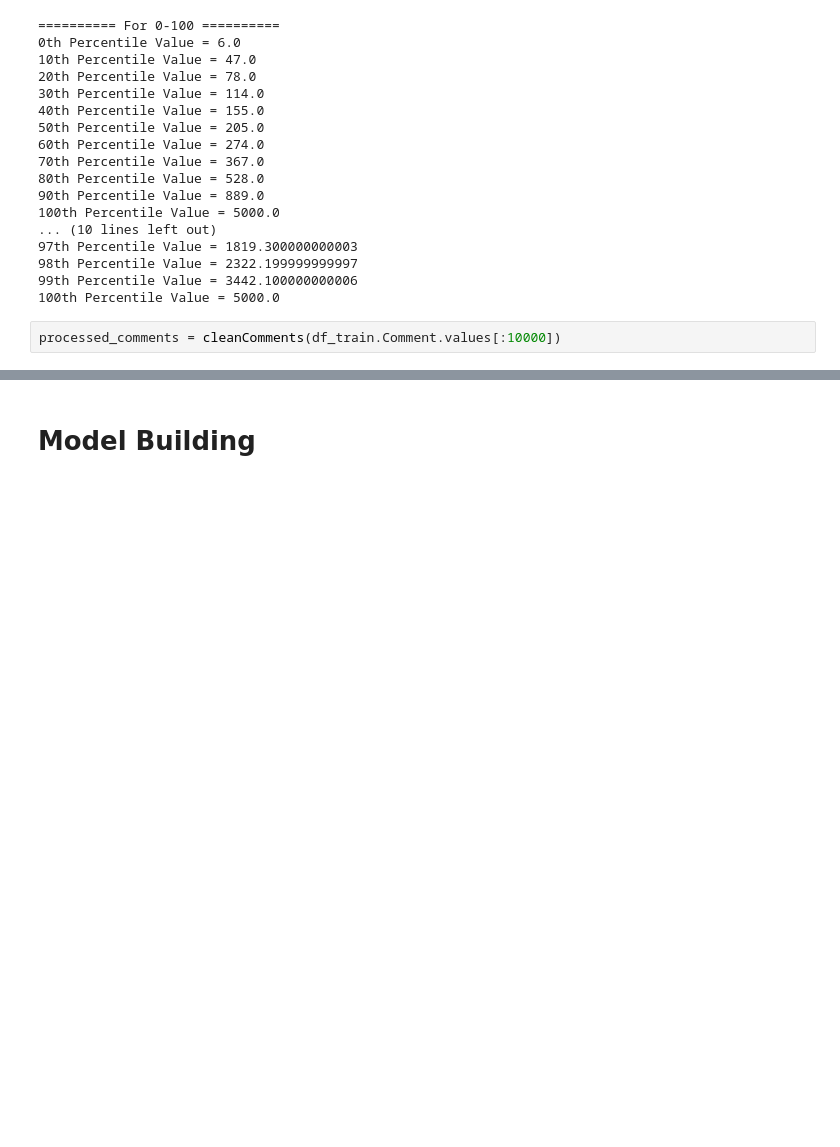
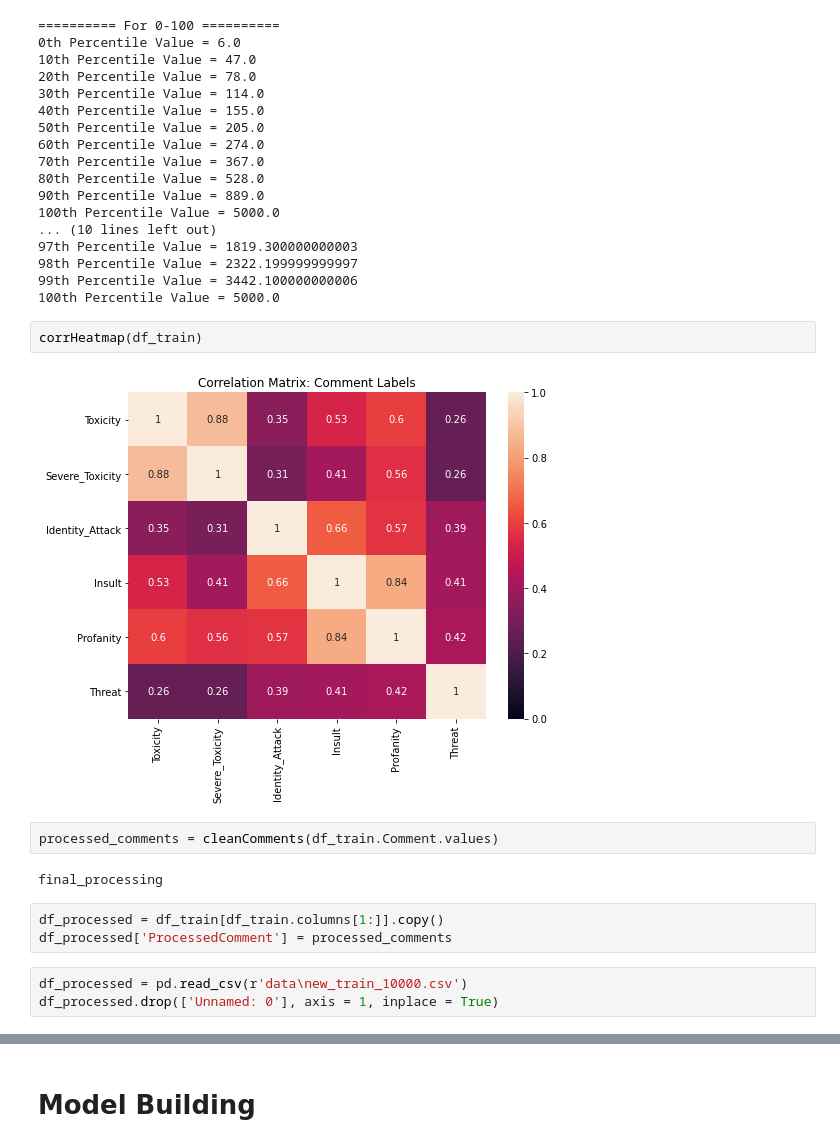
Before and after one commit to OrkunAvci/Toxicity-Detection-Model, a Jupyter notebook: notebook.ipynb, the cells around one changed output, grey strips where cells are left out. Cells and saved outputs as stored; diff of their text form; blank space fills up the shorter version.

```diff
--- a/notebook.ipynb
+++ b/notebook.ipynb
@@ -289,5 +278,17 @@ showPercentiles(df_train.Comment.str.len())
 98th Percentile Value = 2322.199999999997
 99th Percentile Value = 3442.100000000006
 100th Percentile Value = 5000.0
+# %%
+corrHeatmap(df_train)
+# %% [output]
+[figure, added]
 # %%
-processed_comments = cleanComments(df_train.Comment.values[:10000])
+processed_comments = cleanComments(df_train.Comment.values)
+# %% [output]
+final_processing
+# %%
+df_processed = df_train[df_train.columns[1:]].copy()
+df_processed['ProcessedComment'] = processed_comments
+# %%
+df_processed = pd.read_csv(r'data\new_train_10000.csv')
+df_processed.drop(['Unnamed: 0'], axis = 1, inplace = True)
```
Also changed, not shown: parts of 10 cells of this notebook.
